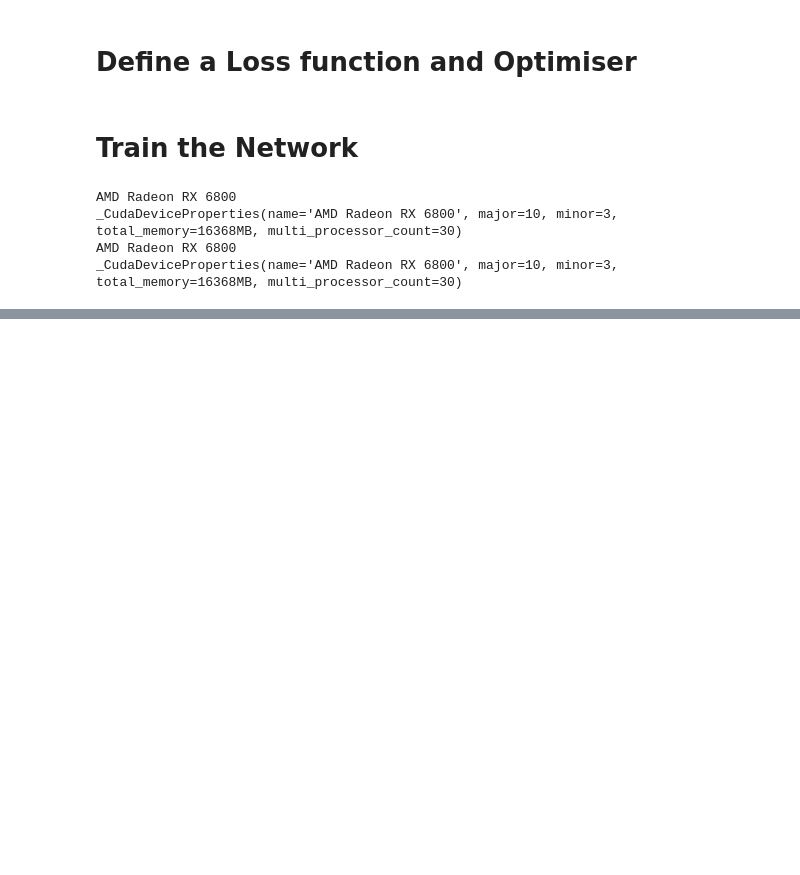
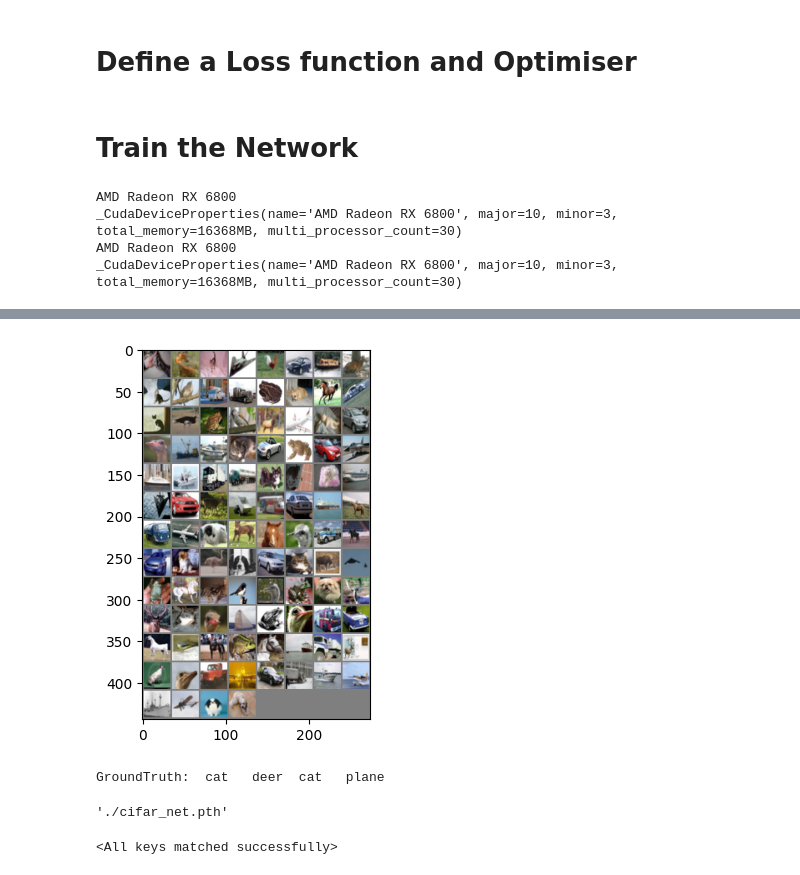
Before and after one commit to jerome3o/gpt-learning, a Jupyter notebook: tut/pytorch_training_a_classifier.ipynb, the cells around one changed output, grey strips where cells are left out. Saved outputs shown, nothing was run; the diff lists cells and outputs as text; code cells hidden in the pictures; blank space fills up the shorter version.

```diff
--- a/tut/pytorch_training_a_classifier.ipynb
+++ b/tut/pytorch_training_a_classifier.ipynb
@@ -176,0 +253,17 @@ torch.save(net.state_dict(), PATH)
+# %%
+# print images
+imshow(torchvision.utils.make_grid(images))
+print('GroundTruth: ', ' '.join(f'{classes[labels[j]]:5s}' for j in range(4)))
+# %% [output]
+[figure, added]
+GroundTruth:  cat   deer  cat   plane
+# %%
+PATH
+# %% [output]
+'./cifar_net.pth'
+# %%
+# Reload model, just to learn how
+net = Net()
+net.load_state_dict(torch.load(PATH))
+# %% [output]
+<All keys matched successfully>
```
Also changed, not shown: parts of 22 cells of this notebook.
